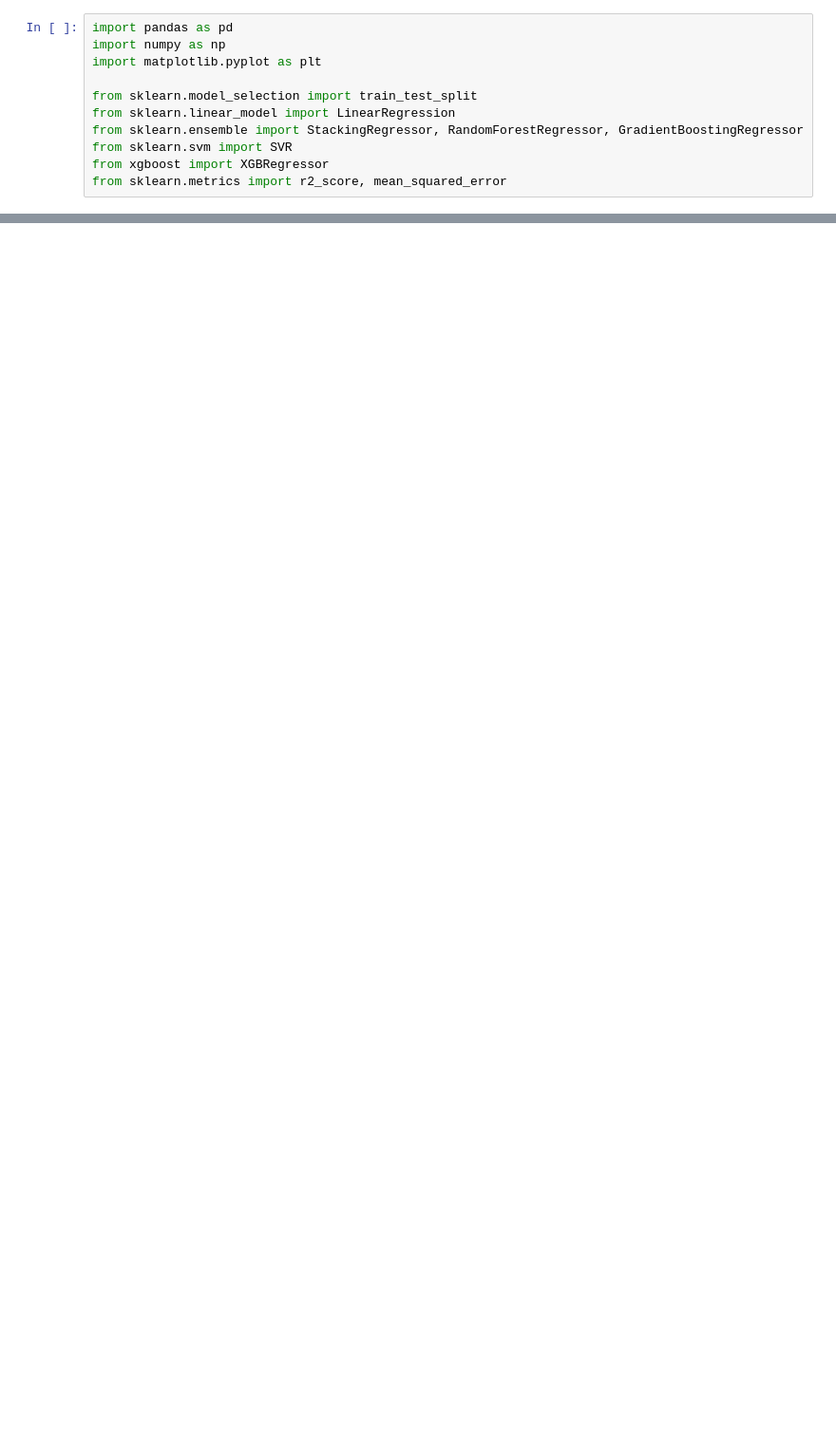
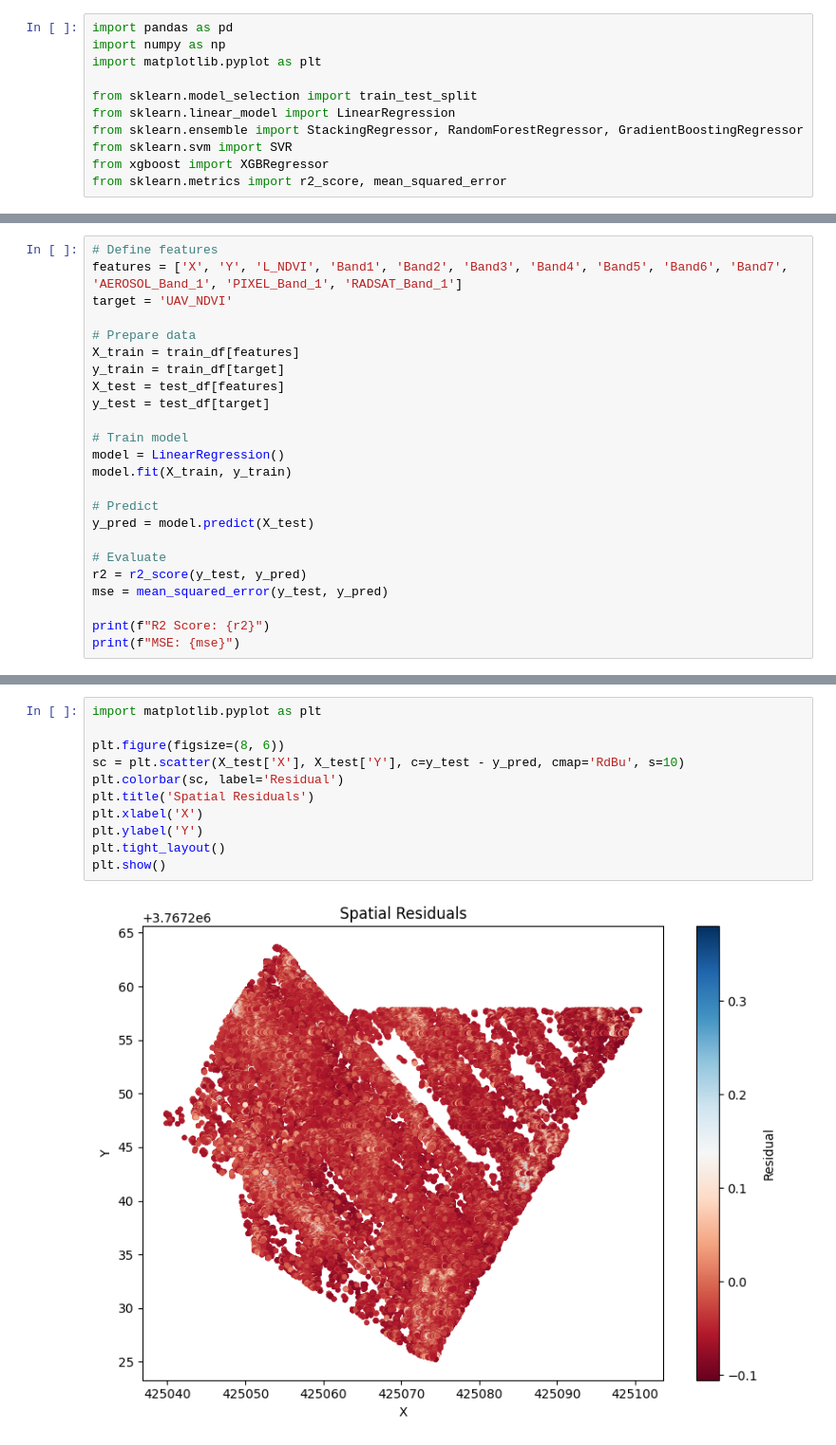
Before and after one commit to ethan-ngo/research, a Jupyter notebook: fusion.ipynb, the cells around one changed output, grey strips where cells are left out. Shown at 95% size. Drawn from its saved outputs; the diff is of its cells as text; blank space fills up the shorter version.

Commit message:
correct data with new models

```diff
--- a/fusion.ipynb
+++ b/fusion.ipynb
@@ -230,0 +277,24 @@ XGBoost -> RMSE: 0.0656 | R²: -0.1438
+# %%
+# Define features
+features = ['X', 'Y', 'L_NDVI', 'Band1', 'Band2', 'Band3', 'Band4', 'Band5', 'Band6', 'Band7', 'AEROSOL_Band_1', 'PIXEL_Band_1', 'RADSAT_Band_1']
+target = 'UAV_NDVI'
+
+# Prepare data
+X_train = train_df[features]
+y_train = train_df[target]
+X_test = test_df[features]
+y_test = test_df[target]
+
+# Train model
+model = LinearRegression()
+model.fit(X_train, y_train)
+
+# Predict
+y_pred = model.predict(X_test)
+
+# Evaluate
+r2 = r2_score(y_test, y_pred)
+mse = mean_squared_error(y_test, y_pred)
+
+print(f"R2 Score: {r2}")
+print(f"MSE: {mse}")
@@ -230,0 +304,13 @@ XGBoost -> RMSE: 0.0656 | R²: -0.1438
+# %%
+import matplotlib.pyplot as plt
+
+plt.figure(figsize=(8, 6))
+sc = plt.scatter(X_test['X'], X_test['Y'], c=y_test - y_pred, cmap='RdBu', s=10)
+plt.colorbar(sc, label='Residual')
+plt.title('Spatial Residuals')
+plt.xlabel('X')
+plt.ylabel('Y')
+plt.tight_layout()
+plt.show()
+# %% [output]
+[figure, added]
```
Also changed, not shown: parts of 22 cells of this notebook.
